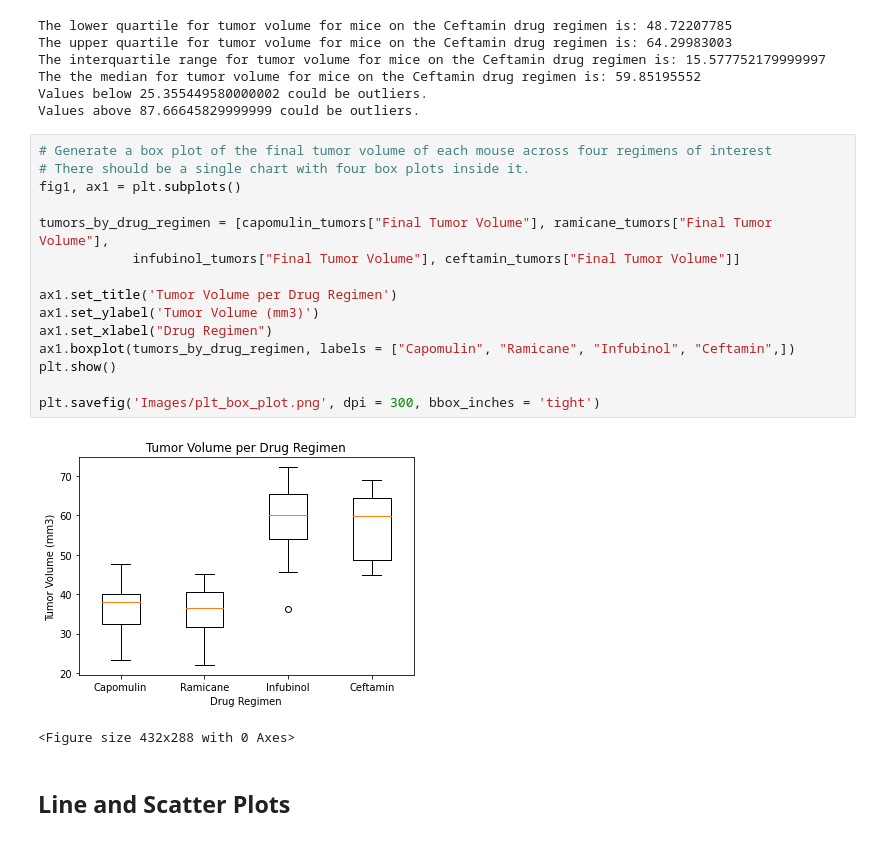
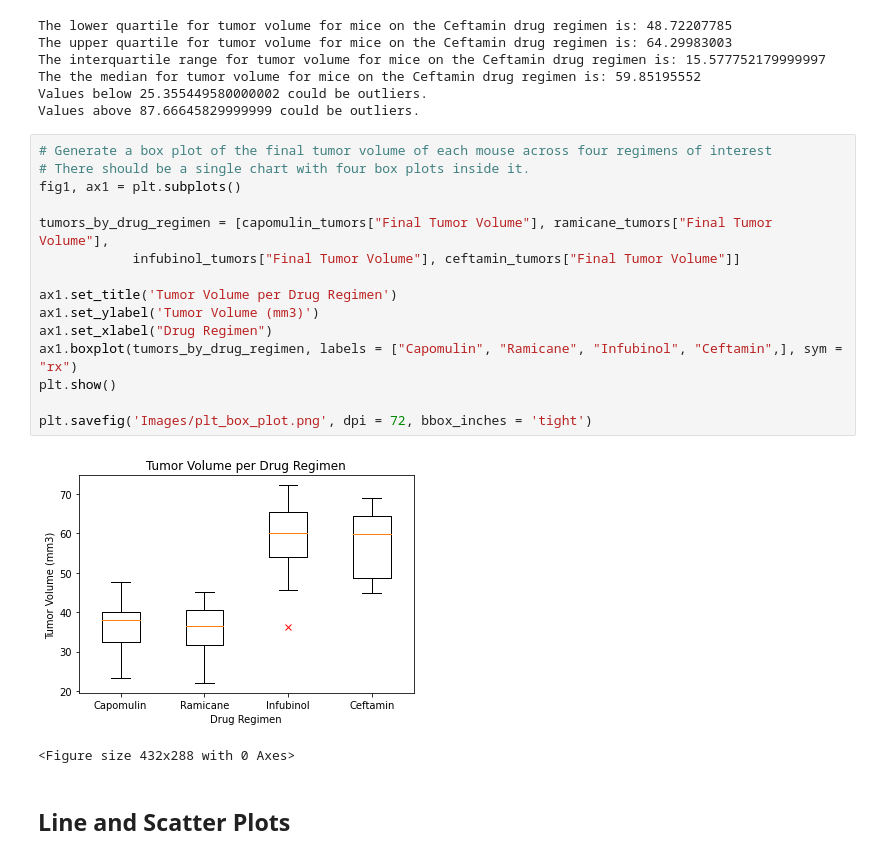
Before and after one commit to cveras33/matplotlib-challenge, a Jupyter notebook: Pymaceuticals/pymaceuticals_starter.ipynb, the cells around one changed output. Cells and saved outputs as stored; diff of their text form.

```diff
--- a/Pymaceuticals/pymaceuticals_starter.ipynb
+++ b/Pymaceuticals/pymaceuticals_starter.ipynb
@@ -300,20 +300,20 @@ Values above 87.66645829999999 could be outliers.
 # %%
 # Generate a box plot of the final tumor volume of each mouse across four regimens of interest
 # There should be a single chart with four box plots inside it.
 fig1, ax1 = plt.subplots()
 
 tumors_by_drug_regimen = [capomulin_tumors["Final Tumor Volume"], ramicane_tumors["Final Tumor Volume"],
             infubinol_tumors["Final Tumor Volume"], ceftamin_tumors["Final Tumor Volume"]]
 
 ax1.set_title('Tumor Volume per Drug Regimen')
 ax1.set_ylabel('Tumor Volume (mm3)')
 ax1.set_xlabel("Drug Regimen")
-ax1.boxplot(tumors_by_drug_regimen, labels = ["Capomulin", "Ramicane", "Infubinol", "Ceftamin",])
+ax1.boxplot(tumors_by_drug_regimen, labels = ["Capomulin", "Ramicane", "Infubinol", "Ceftamin",], sym = "rx")
 plt.show()
 
-plt.savefig('Images/plt_box_plot.png', dpi = 300, bbox_inches = 'tight')
+plt.savefig('Images/plt_box_plot.png', dpi = 72, bbox_inches = 'tight')
 # %% [output]
-[figure, old version]
+[figure, new version]
 <Figure size 432x288 with 0 Axes>
 # %% [markdown]
 ## Line and Scatter Plots
```
Also changed, not shown: parts of 6 cells of this notebook, 3 other files.
